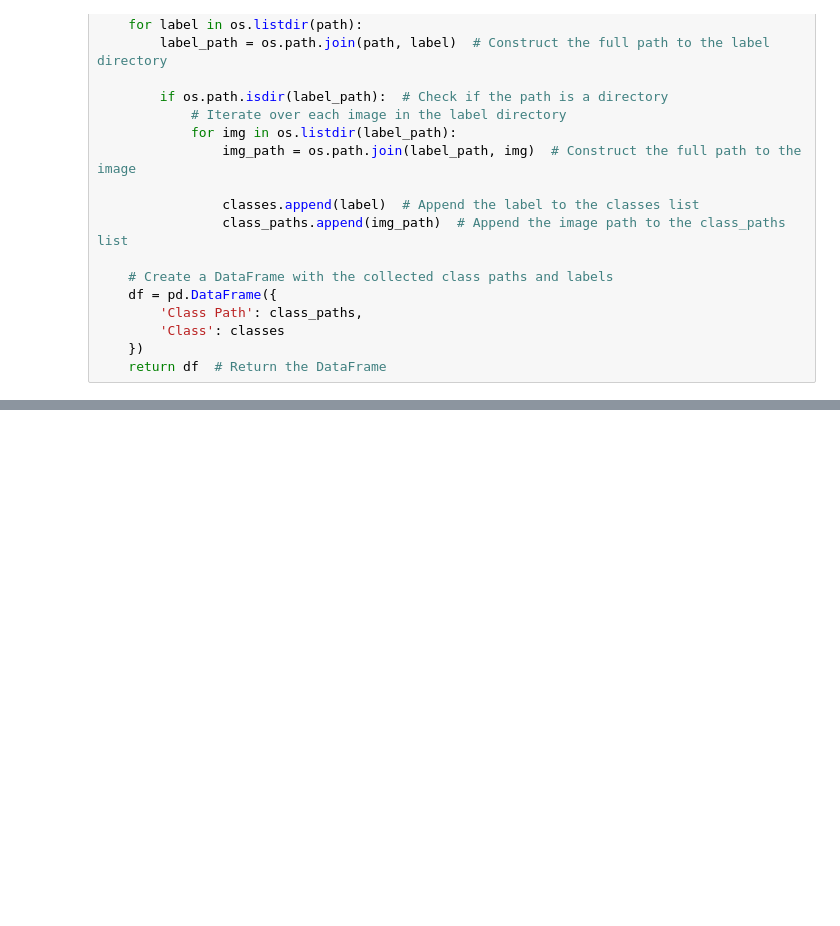
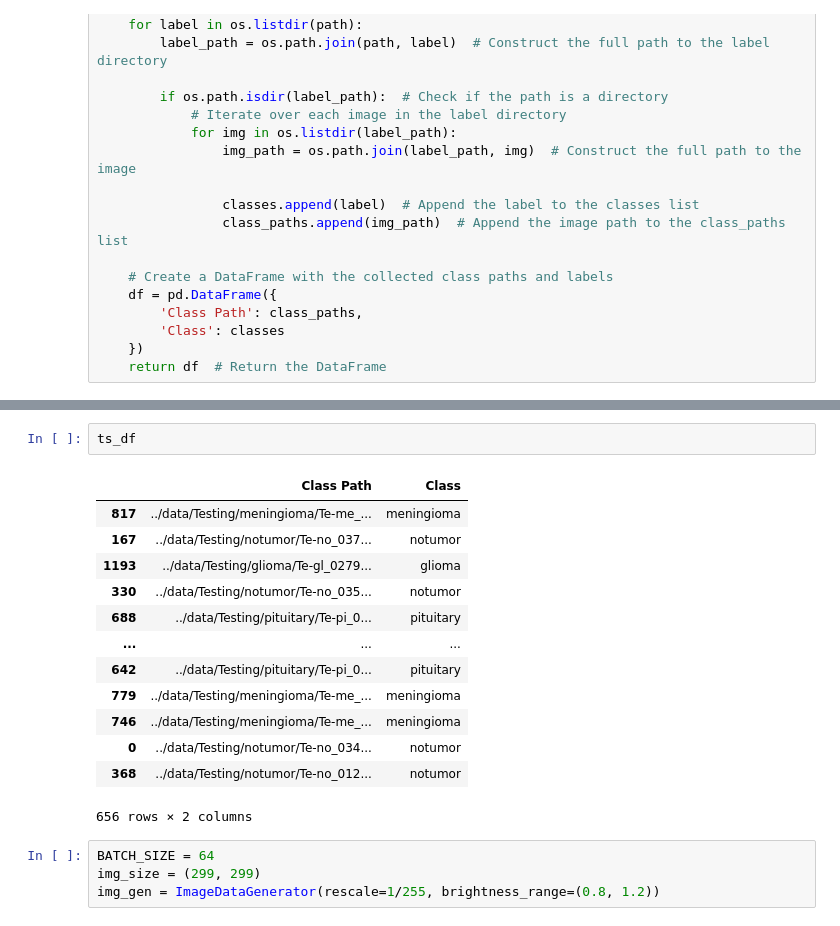
Before and after one commit to lruizarce/brain_Tumor_MRI, a Jupyter notebook: notebooks/eda.ipynb, the cells around one changed output, grey strips where cells are left out. Drawn from its saved outputs; the diff is of its cells as text; blank space fills up the shorter version.

```diff
--- a/notebooks/eda.ipynb
+++ b/notebooks/eda.ipynb
@@ -81,0 +109,20 @@ False
+# %%
+ts_df
+# %% [output]
+|  | Class Path | Class |
+| 817 | ../data/Testing/meningioma/Te-me_... | meningioma |
+| 167 | ../data/Testing/notumor/Te-no_037... | notumor |
+| 1193 | ../data/Testing/glioma/Te-gl_0279... | glioma |
+| 330 | ../data/Testing/notumor/Te-no_035... | notumor |
+| 688 | ../data/Testing/pituitary/Te-pi_0... | pituitary |
+| ... | ... | ... |
+| 642 | ../data/Testing/pituitary/Te-pi_0... | pituitary |
+| 779 | ../data/Testing/meningioma/Te-me_... | meningioma |
+| 746 | ../data/Testing/meningioma/Te-me_... | meningioma |
+| 0 | ../data/Testing/notumor/Te-no_034... | notumor |
+| 368 | ../data/Testing/notumor/Te-no_012... | notumor |
+656 rows × 2 columns
+# %%
+BATCH_SIZE = 64
+img_size = (299, 299)
+img_gen = ImageDataGenerator(rescale=1/255, brightness_range=(0.8, 1.2))
```
Also changed, not shown: parts of 11 cells of this notebook.
